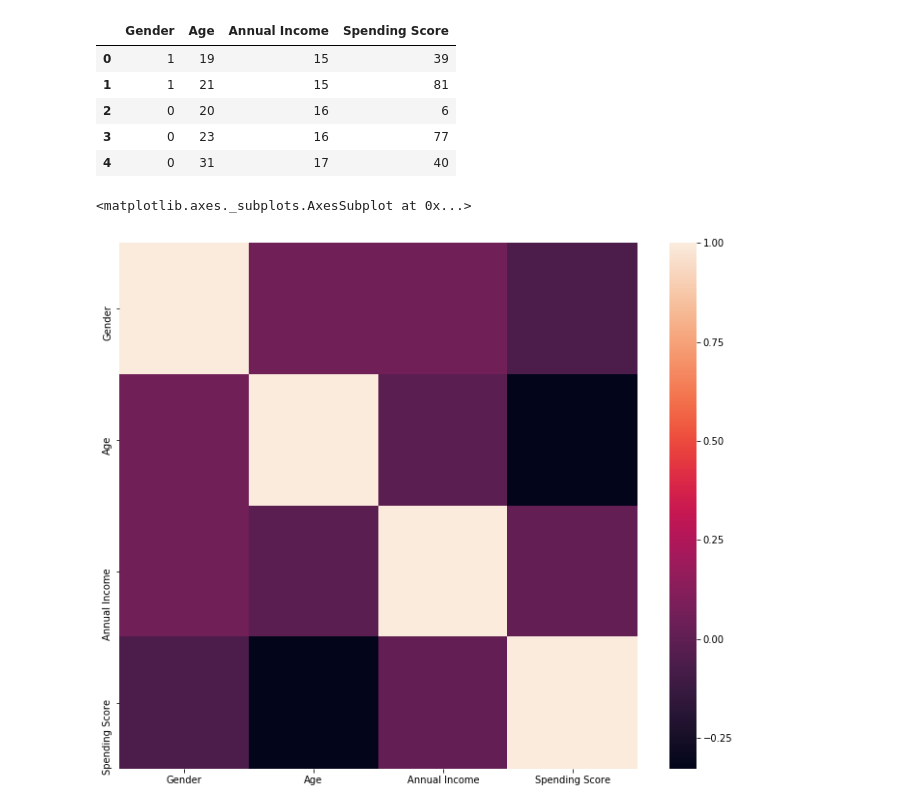
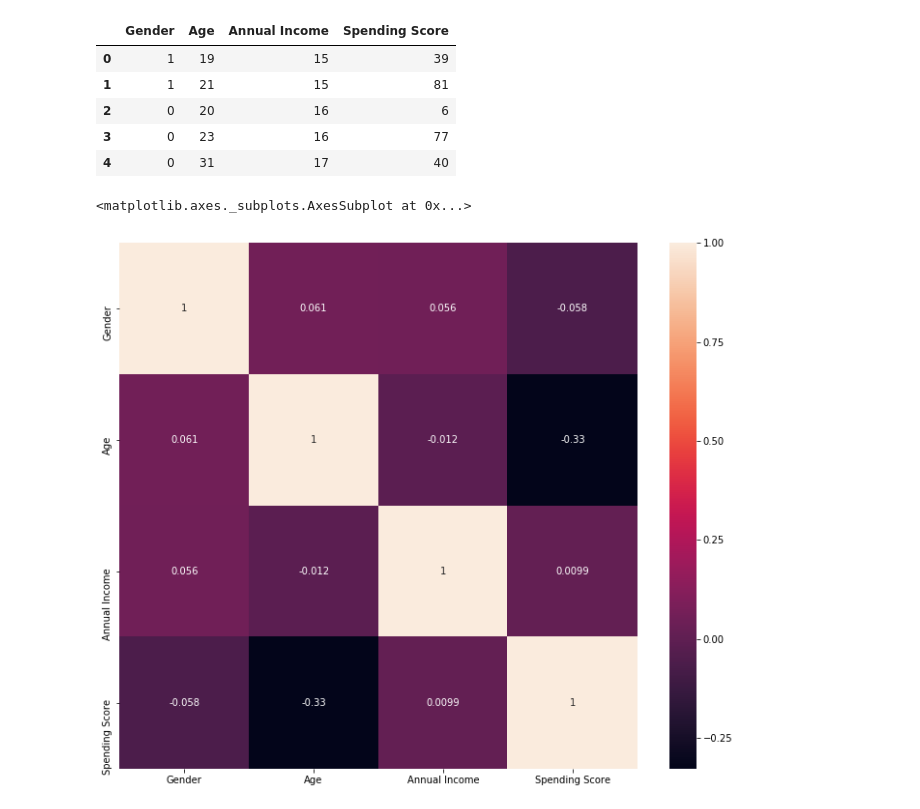
Before and after one commit to KimDoubleB/DS_Tutorials, a Jupyter notebook: Clustering_customer.ipynb, the cells around one changed output. Saved outputs shown, nothing was run; the diff lists cells and outputs as text; code cells hidden in the pictures.

```diff
--- a/Clustering_customer.ipynb
+++ b/Clustering_customer.ipynb
@@ -92,14 +110,18 @@ df.head()
 # %%
 
 # correlation
 # calculate the correlation matrix
 corr = df.corr()
 # adjust matrix size to (12, 10)
 plt.subplots( figsize =( 12 , 10 ) )
+
 # plot the correlation heatmap
 sns.heatmap(corr,
+        annot=True,
         xticklabels=corr.columns,
         yticklabels=corr.columns)
+
+# Age와 Spending score의 약간의 반비례적인 관계 확인
 # %% [output]
 <matplotlib.axes._subplots.AxesSubplot at 0x...>
-[figure, old version]
+[figure, new version]
```
Also changed, not shown: parts of 12 cells of this notebook.
